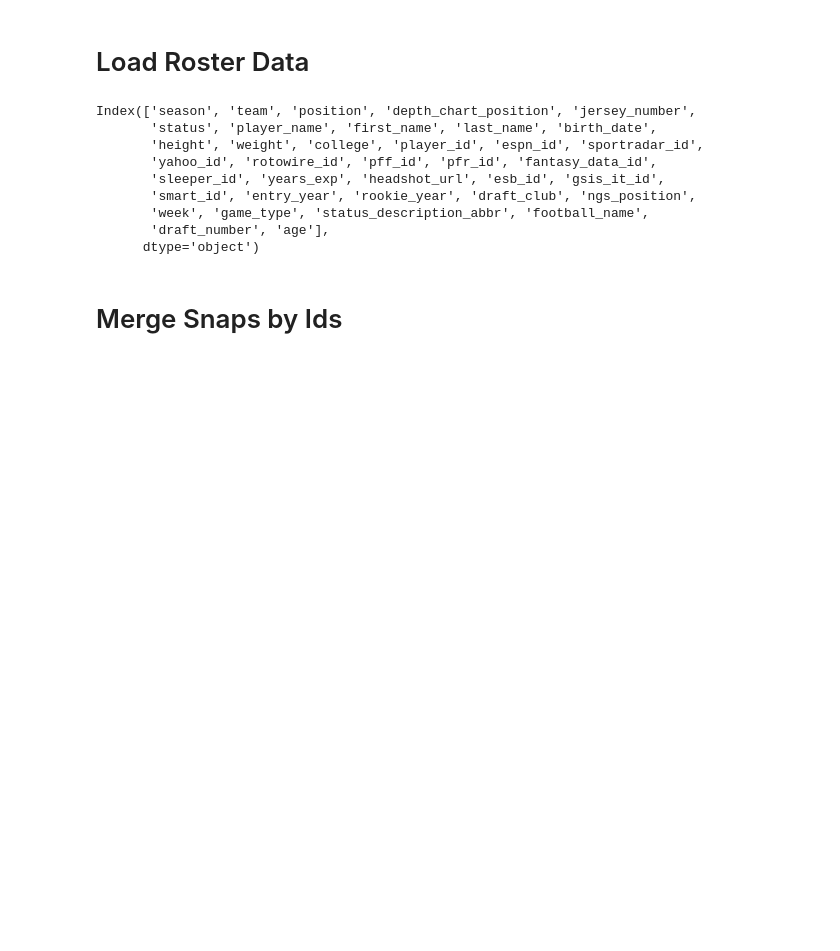
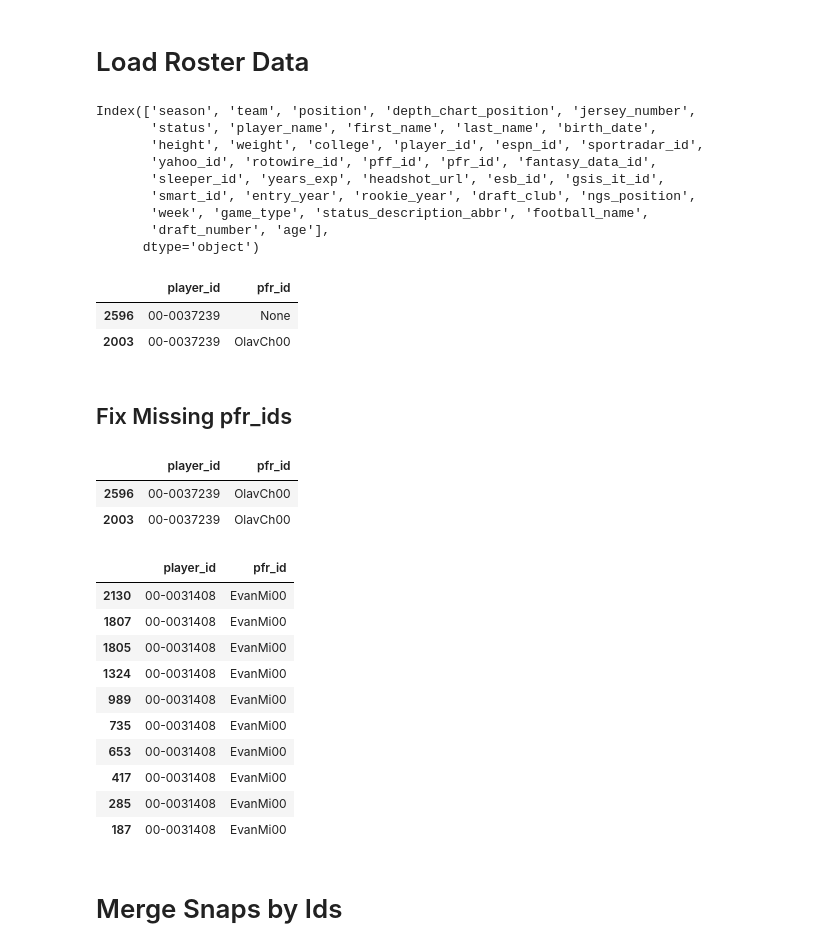
Before and after one commit to Alex-Bishka/Fantasy, a Jupyter notebook: Analysis/Notebooks/DataManagementNotebooks/Data Set Manager (Snaps).ipynb, the cells around one changed output. Drawn from its saved outputs; the diff is of its cells as text; code cells hidden in the pictures; blank space fills up the shorter version.

Commit message:
fixing pfr_ids issue and resulting missing rows of snap/adv data

```diff
--- a/Analysis/Notebooks/DataManagementNotebooks/Data Set Manager (Snaps).ipynb
+++ b/Analysis/Notebooks/DataManagementNotebooks/Data Set Manager (Snaps).ipynb
@@ -78,6 +94,40 @@ Index(['season', 'team', 'position', 'depth_chart_position', 'jersey_number',
        'week', 'game_type', 'status_description_abbr', 'football_name',
        'draft_number', 'age'],
       dtype='object')
+# %%
+df_roster.query("player_name == 'Chris Olave'")[["player_id", "pfr_id"]]
+# %% [output]
+|  | player_id | pfr_id |
+| 2596 | 00-0037239 | None |
+| 2003 | 00-0037239 | OlavCh00 |
+# %% [markdown]
+## Fix Missing pfr_ids
+# %%
+# Sort df_core by 'player_name' and 'season' to ensure chronological order
+df_roster = df_roster.sort_values(by=['season', "player_id"])
+
+# Fill missing 'pfr_player_id' within each group and reset index to align correctly
+df_roster['pfr_id'] = df_roster.groupby(['player_id'])['pfr_id'].transform(lambda x: x.ffill().bfill())
+# %%
+df_roster.query("player_name == 'Chris Olave'")[["player_id", "pfr_id"]]
+# %% [output]
+|  | player_id | pfr_id |
+| 2596 | 00-0037239 | OlavCh00 |
+| 2003 | 00-0037239 | OlavCh00 |
+# %%
+df_roster.query("player_name == 'Mike Evans'")[["player_id", "pfr_id"]]
+# %% [output]
+|  | player_id | pfr_id |
+| 2130 | 00-0031408 | EvanMi00 |
+| 1807 | 00-0031408 | EvanMi00 |
+| 1805 | 00-0031408 | EvanMi00 |
+| 1324 | 00-0031408 | EvanMi00 |
+| 989 | 00-0031408 | EvanMi00 |
+| 735 | 00-0031408 | EvanMi00 |
+| 653 | 00-0031408 | EvanMi00 |
+| 417 | 00-0031408 | EvanMi00 |
+| 285 | 00-0031408 | EvanMi00 |
+| 187 | 00-0031408 | EvanMi00 |
 # %% [markdown]
 # Merge Snaps by Ids
 # %%
```
Also changed, not shown: parts of 5 cells of this notebook, 1 other file.
